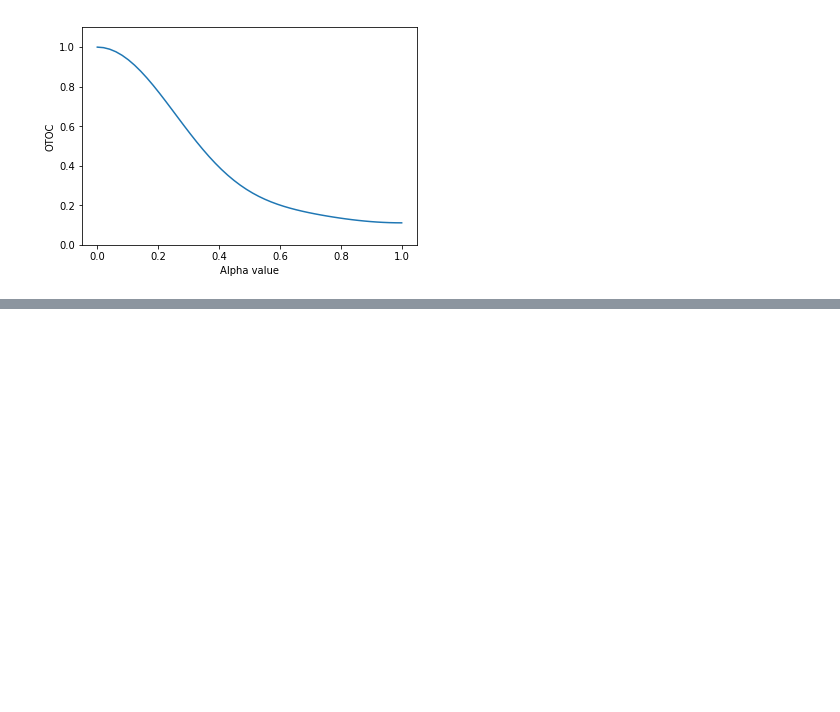
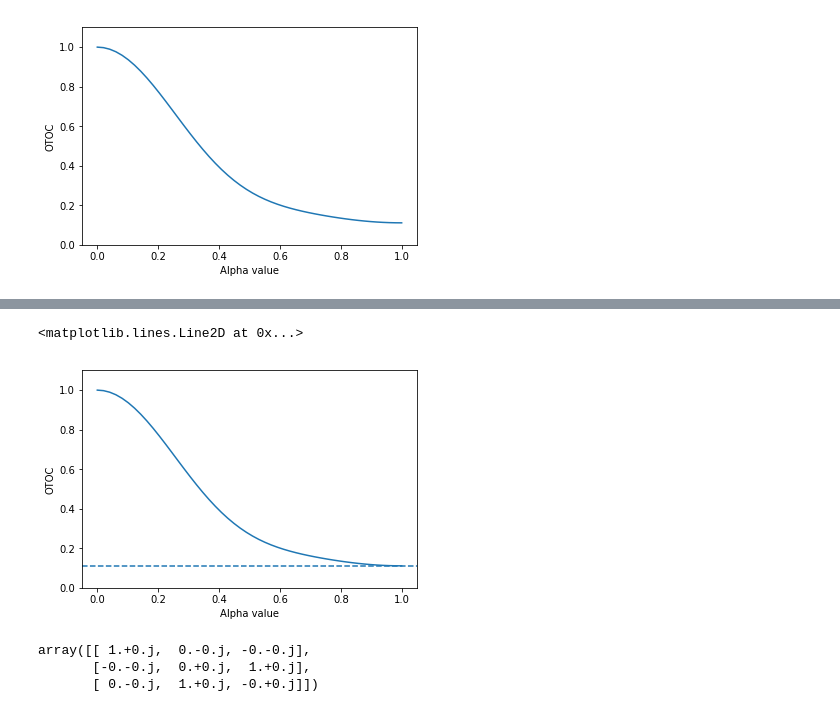
Before and after one commit to r0cketdyne/bhcalcs, a Jupyter notebook: Interpolating between a scrambling and non-scrambling unitary.ipynb, the cells around one changed output, grey strips where cells are left out. Cells and saved outputs as stored; diff of their text form; code cells hidden in the pictures; blank space fills up the shorter version.

```diff
--- a/Interpolating between a scrambling and non-scrambling unitary.ipynb
+++ b/Interpolating between a scrambling and non-scrambling unitary.ipynb
@@ -162,0 +107,30 @@ Text(0,0.5,'OTOC')
+# %%
+def OtherScrambler_to_identity(alpha):
+    CSUM_phases = np.diag([1,1,1,1,np.exp(1j*4*np.pi/3), np.exp(1j*2*np.pi/3), 1, np.exp(1j*2*np.pi/3), np.exp(1j*4*np.pi/3)])
+
+    H0 = np.kron(np.eye(3), Hadamard_to_identity(1))
+    Hdag0 = np.conj(H0.T)
+
+    H1 = np.kron(Hadamard_to_identity(1), np.eye(3))
+    Hdag1 = np.conj(H1.T)
+
+    H0alpha = np.kron(np.eye(3), Hadamard_to_identity(alpha))
+    Hdag0alpha = np.conj(H0.T)
+
+    H1alpha = np.kron(Hadamard_to_identity(alpha), np.eye(3))
+    Hdag1alpha = np.conj(H1.T)
+
+    return np.matrix(reduce(np.dot, [CSUM_phases, Hdag1, H0alpha, H1alpha, Hdag1, CSUM_phases]))
+# %%
+alpha_range = np.linspace(0,1,50)
+unitaries = [OtherScrambler_to_identity(alpha) for alpha in alpha_range]
+OTOCs = np.array([np.real(ST.OTOC(OtherScrambler_to_identity(alpha), Qutrit_ops)) for alpha in alpha_range])
+# %%
+plt.plot(alpha_range, OTOCs)
+plt.ylim(0,1.1)
+plt.xlabel('Alpha value')
+plt.ylabel('OTOC')
+plt.axhline(1./9, ls = '--')
+# %% [output]
+<matplotlib.lines.Line2D at 0x...>
+[figure, added]
@@ -162,0 +139,6 @@ Text(0,0.5,'OTOC')
+# %%
+np.round(reduce(np.dot, [Hdag1q, Hdag1q]),5)
+# %% [output]
+array([[ 1.+0.j,  0.-0.j, -0.-0.j],
+       [-0.-0.j,  0.+0.j,  1.+0.j],
+       [ 0.-0.j,  1.+0.j, -0.+0.j]])
```
Also changed, not shown: parts of 12 cells of this notebook, 2 other files.
